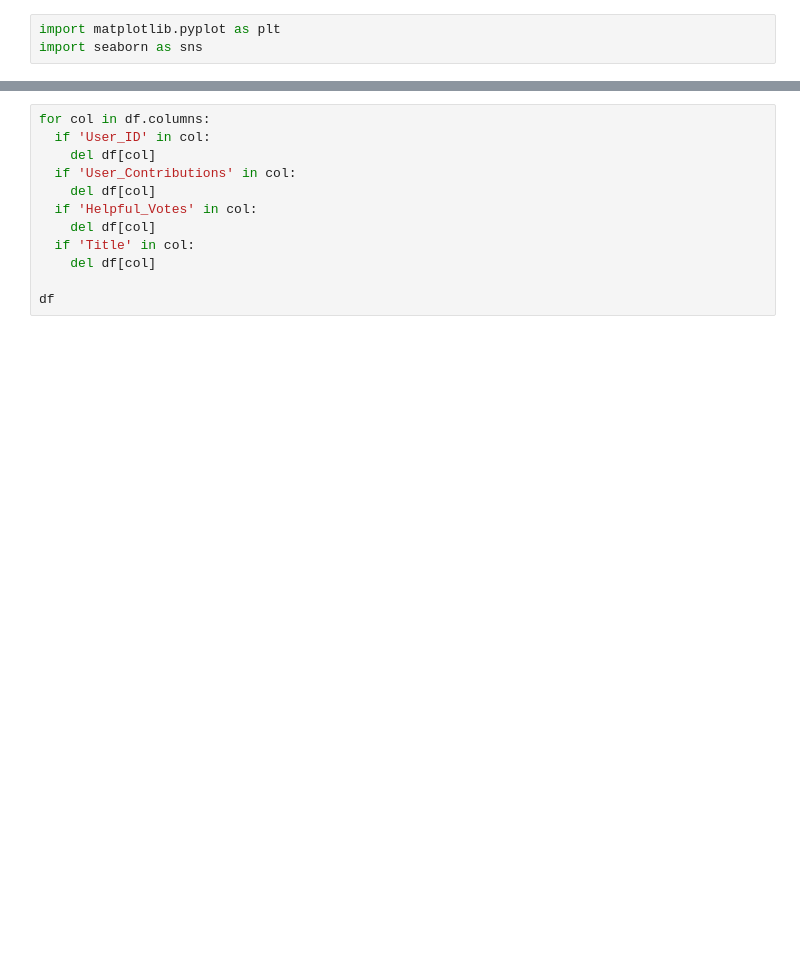
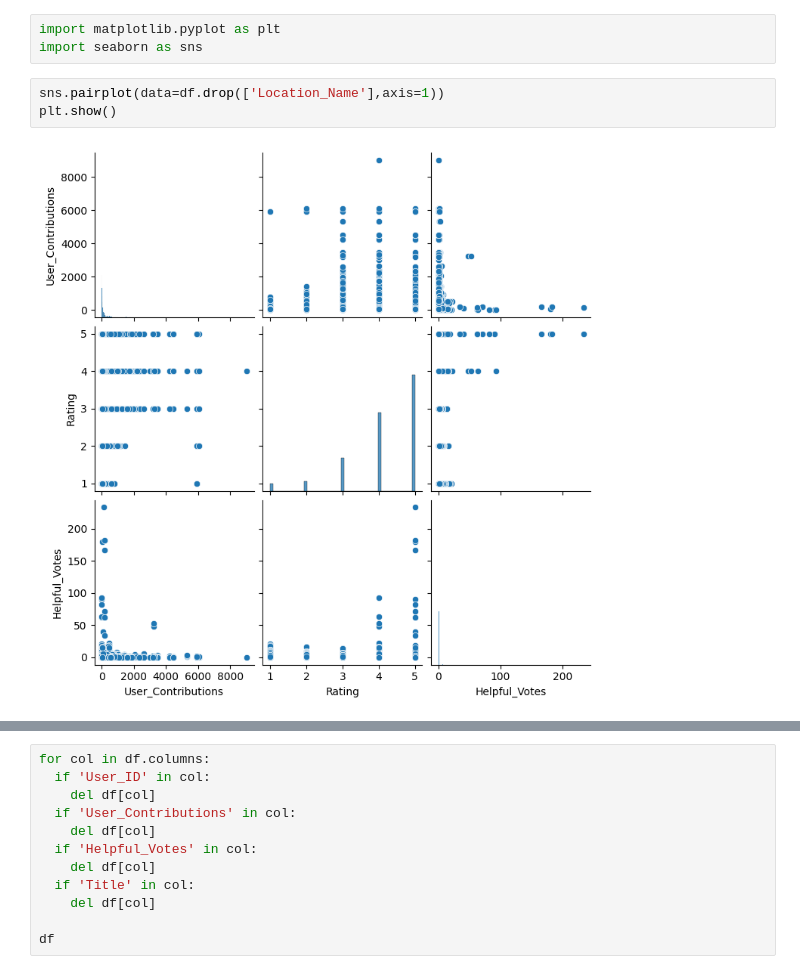
Before and after one commit to Tharusha02/TravelEz---Tourist-Destination-Recommendation-System, a Jupyter notebook: Dsgp.ipynb, the cells around one changed output, grey strips where cells are left out. Drawn from its saved outputs; the diff is of its cells as text; blank space fills up the shorter version.

```diff
--- a/Dsgp.ipynb
+++ b/Dsgp.ipynb
@@ -71,3 +63,8 @@ None
 # %%
 import matplotlib.pyplot as plt
 import seaborn as sns
+# %%
+sns.pairplot(data=df.drop(['Location_Name'],axis=1))
+plt.show()
+# %% [output]
+[figure, added]
```
Also changed, not shown: parts of 35 cells of this notebook.
